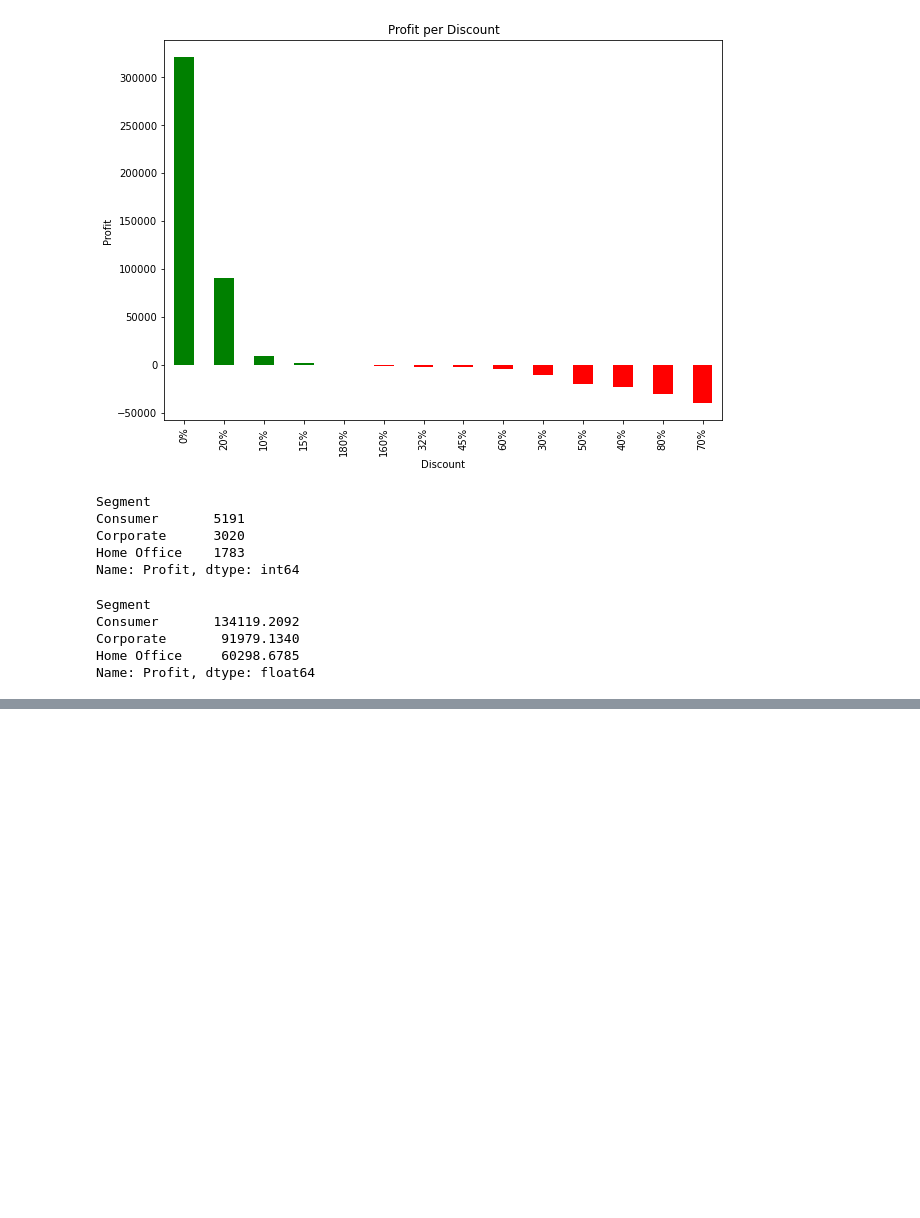
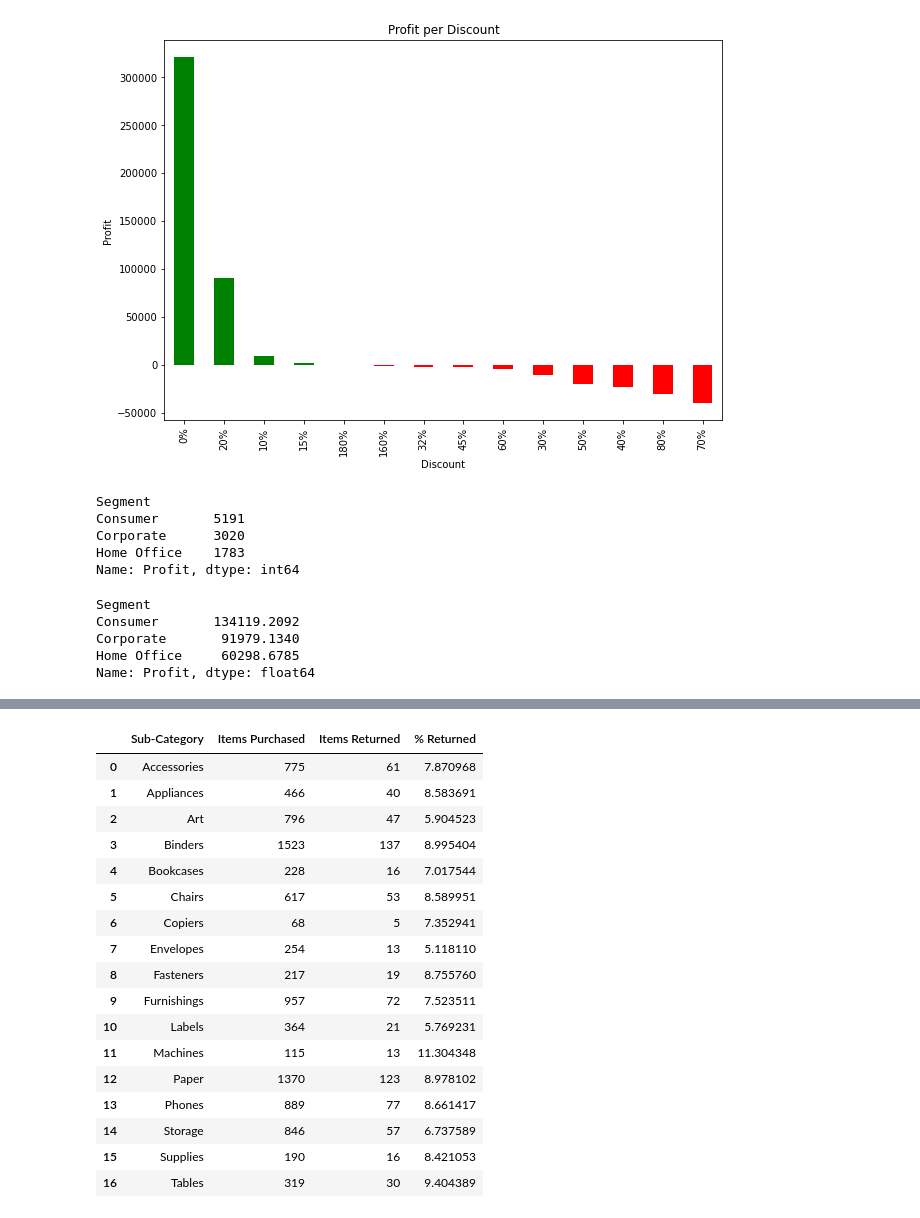
Before and after one commit to JacobSteinfeld/ODS_Assessment, a Jupyter notebook: assessment_one_ods.ipynb, the cells around one changed output, grey strips where cells are left out. Drawn from its saved outputs; the diff is of its cells as text; code cells hidden in the pictures; blank space fills up the shorter version.

```diff
--- a/assessment_one_ods.ipynb
+++ b/assessment_one_ods.ipynb
@@ -247,0 +270,3 @@ Series([], Name: Returned, dtype: int64)
+# %%
+returned_list = count_returned.tolist()
+returned_list
@@ -247,0 +275,8 @@ Series([], Name: Returned, dtype: int64)
+# %%
+# list of count of purchase items per sub-category
+
+subcategories_only = full_orders_df.groupby(["Sub-Category"])
+list_count_subcategory = subcategories_only["Profit"].count()
+
+subcategory_all_list = list_count_subcategory.tolist()
+subcategory_all_list
@@ -247,0 +301,9 @@ Series([], Name: Returned, dtype: int64)
+# %%
+#create list for sub-categories
+sub_name_list = full_orders_df['Sub-Category'].tolist()
+sub_name_list.sort()
+sub = []
+for i in sub_name_list:
+    if i not in sub:
+        sub.append(i)
+sub
@@ -247,0 +328,28 @@ Series([], Name: Returned, dtype: int64)
+# %%
+sub_return_df = pd.DataFrame(
+    {'Sub-Category': sub,
+     'Items Purchased': subcategory_all_list,
+     'Items Returned': returned_list
+    })
+sub_return_df["% Returned"] = sub_return_df["Items Returned"].div(sub_return_df["Items Purchased"].values) * 100
+# %%
+sub_return_df.head(20)
+# %% [output]
+|  | Sub-Category | Items Purchased | Items Returned | % Returned |
+| 0 | Accessories | 775 | 61 | 7.870968 |
+| 1 | Appliances | 466 | 40 | 8.583691 |
+| 2 | Art | 796 | 47 | 5.904523 |
+| 3 | Binders | 1523 | 137 | 8.995404 |
+| 4 | Bookcases | 228 | 16 | 7.017544 |
+| 5 | Chairs | 617 | 53 | 8.589951 |
+| 6 | Copiers | 68 | 5 | 7.352941 |
+| 7 | Envelopes | 254 | 13 | 5.118110 |
+| 8 | Fasteners | 217 | 19 | 8.755760 |
+| 9 | Furnishings | 957 | 72 | 7.523511 |
+| 10 | Labels | 364 | 21 | 5.769231 |
+| 11 | Machines | 115 | 13 | 11.304348 |
+| 12 | Paper | 1370 | 123 | 8.978102 |
+| 13 | Phones | 889 | 77 | 8.661417 |
+| 14 | Storage | 846 | 57 | 6.737589 |
+| 15 | Supplies | 190 | 16 | 8.421053 |
+| 16 | Tables | 319 | 30 | 9.404389 |
```
Also changed, not shown: parts of 7 cells of this notebook.
